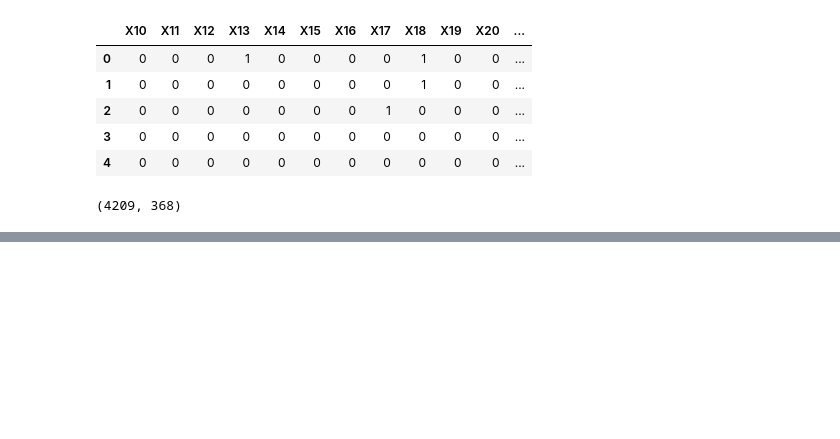
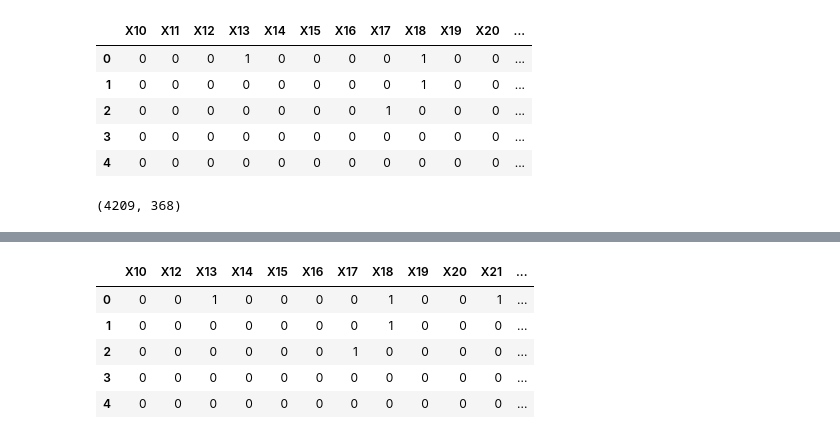
Before and after one commit to AmenaInamdar/xgboost-mercedes-benzzzz, a Jupyter notebook: codezz.ipynb, the cells around one changed output, grey strips where cells are left out. Saved outputs shown, nothing was run; the diff lists cells and outputs as text; code cells hidden in the pictures; blank space fills up the shorter version.

```diff
--- a/codezz.ipynb
+++ b/codezz.ipynb
@@ -130,0 +158,9 @@ df_mn = mn.fit_transform(df_num)
+# %%
+df_num_variance_with_zero_drop.head()
+# %% [output]
+|  | X10 | X12 | X13 | X14 | X15 | X16 | X17 | X18 | X19 | X20 | X21 | ... |
+| 0 | 0 | 0 | 1 | 0 | 0 | 0 | 0 | 1 | 0 | 0 | 1 | ... |
+| 1 | 0 | 0 | 0 | 0 | 0 | 0 | 0 | 1 | 0 | 0 | 0 | ... |
+| 2 | 0 | 0 | 0 | 0 | 0 | 0 | 1 | 0 | 0 | 0 | 0 | ... |
+| 3 | 0 | 0 | 0 | 0 | 0 | 0 | 0 | 0 | 0 | 0 | 0 | ... |
+| 4 | 0 | 0 | 0 | 0 | 0 | 0 | 0 | 0 | 0 | 0 | 0 | ... |
```
Also changed, not shown: parts of 62 cells of this notebook, 1 other file.
